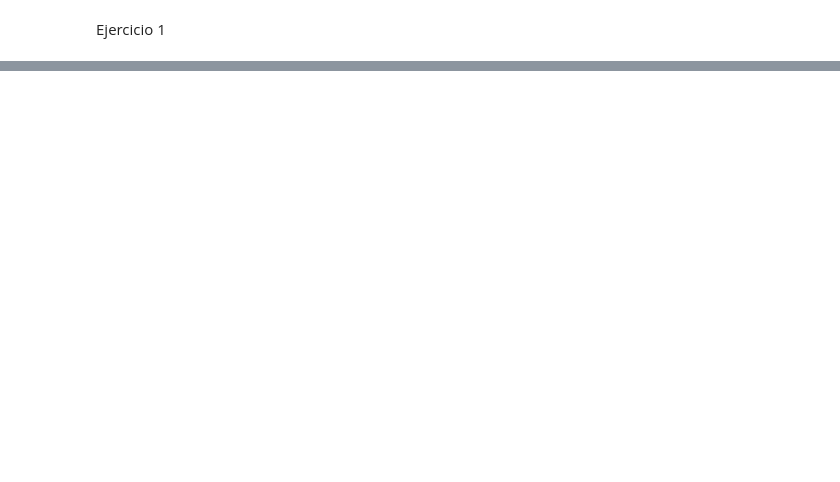
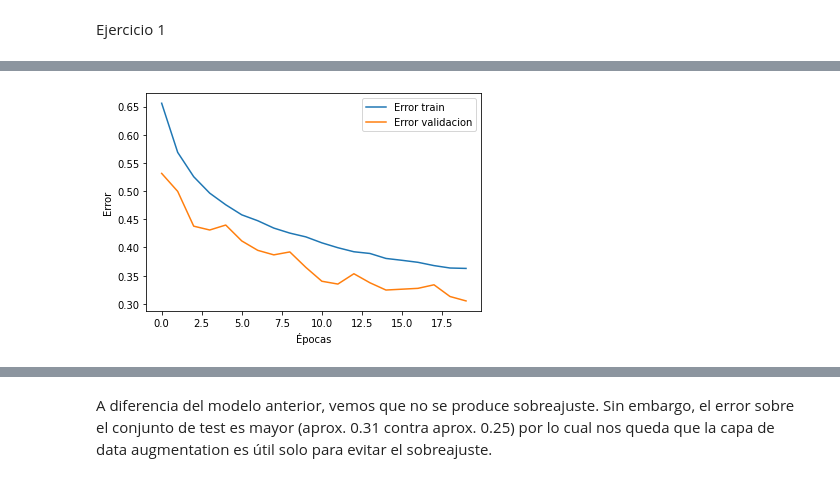
Before and after one commit to sebamoralesasd/IAA, a Jupyter notebook: tpFinal.ipynb, the cells around one changed output, grey strips where cells are left out. Saved outputs shown, nothing was run; the diff lists cells and outputs as text; code cells hidden in the pictures; blank space fills up the shorter version.

```diff
--- a/tpFinal.ipynb
+++ b/tpFinal.ipynb
@@ -75,0 +185,36 @@ Con este modelo, se logró un error de aproximadamente 0.31 sobre el conjunto de
+# %%
+def ej3():
+  img_height = 32
+  img_width = 32
+  data_augmentation = keras.Sequential(
+      [
+            layers.RandomFlip("horizontal", input_shape=(img_height, img_width, 3)),
+            layers.RandomRotation(0.1),
+            layers.RandomZoom(0.1),
+      ]
+  )
+
+  model = models.Sequential()
+  model.add(data_augmentation)
+  model.add(layers.Conv2D(32, (3, 3), activation='relu', padding='same', input_shape=(32, 32, 3)))
+  model.add(layers.MaxPooling2D((2, 2)))
+  model.add(layers.Conv2D(64, (3, 3), padding='same', activation='relu'))
+  model.add(layers.Conv2D(64, (3, 3), padding='same', activation='relu'))
+  model.add(layers.MaxPooling2D((2, 2)))
+  model.add(layers.Conv2D(64, (3, 3), padding='same', activation='relu'))
+  model.add(layers.Conv2D(64, (3, 3), padding='same', activation='relu'))
+
+  # p = 0.5 fue el dropout óptimo del ejercicio anterior.
+  model.add(layers.Dropout(0.5, input_shape=(32, 32, 3)))
+  model.add(layers.Flatten())
+
+  model.add(layers.Dense(64))
+  model.add(layers.Dropout(0.5, input_shape=(32, 32, 3)))
+
+  model.add(layers.Dense(128))
+  model.add(layers.Dense(128))
+  model.add(layers.Dense(10))
+
+  return ej2_fit(model)
+# %%
+history, fit_model, test_images, test_labels = ej3()
@@ -75,0 +239,5 @@ Con este modelo, se logró un error de aproximadamente 0.31 sobre el conjunto de
+# %%
+graph_errores(history, fit_model)
+evaluate(fit_model, test_images, test_labels)
+# %% [output]
+[figure, added]
@@ -75,0 +246,2 @@ Con este modelo, se logró un error de aproximadamente 0.31 sobre el conjunto de
+# %% [markdown]
+A diferencia del modelo anterior, vemos que no se produce sobreajuste. Sin embargo, el error sobre el conjunto de test es mayor (aprox. 0.31 contra aprox. 0.25) por lo cual nos queda que la capa de data augmentation es útil solo para evitar el sobreajuste.
```
Also changed, not shown: parts of 11 cells of this notebook.
